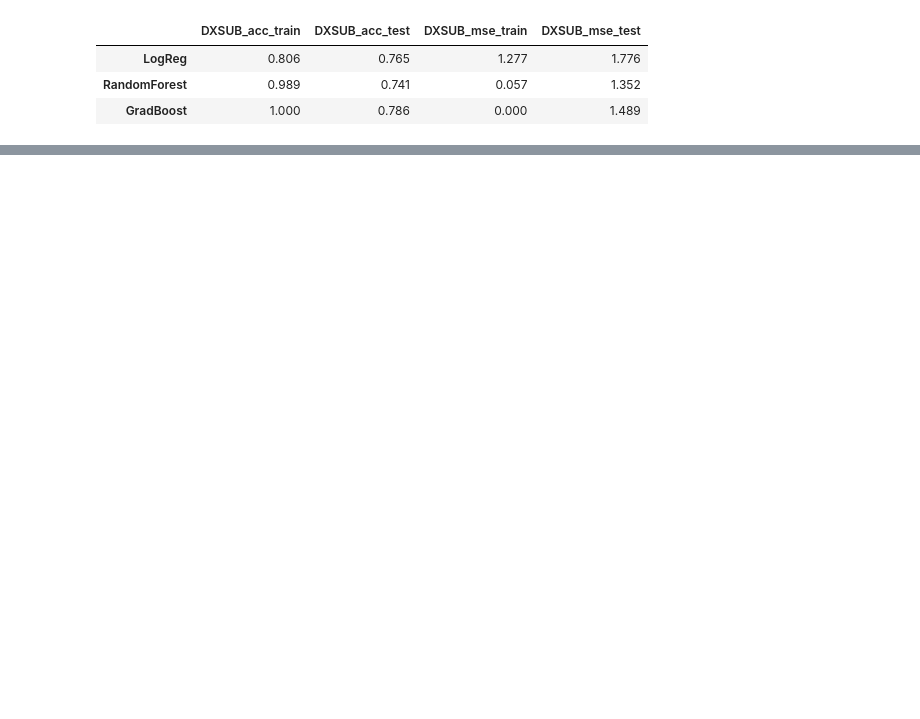
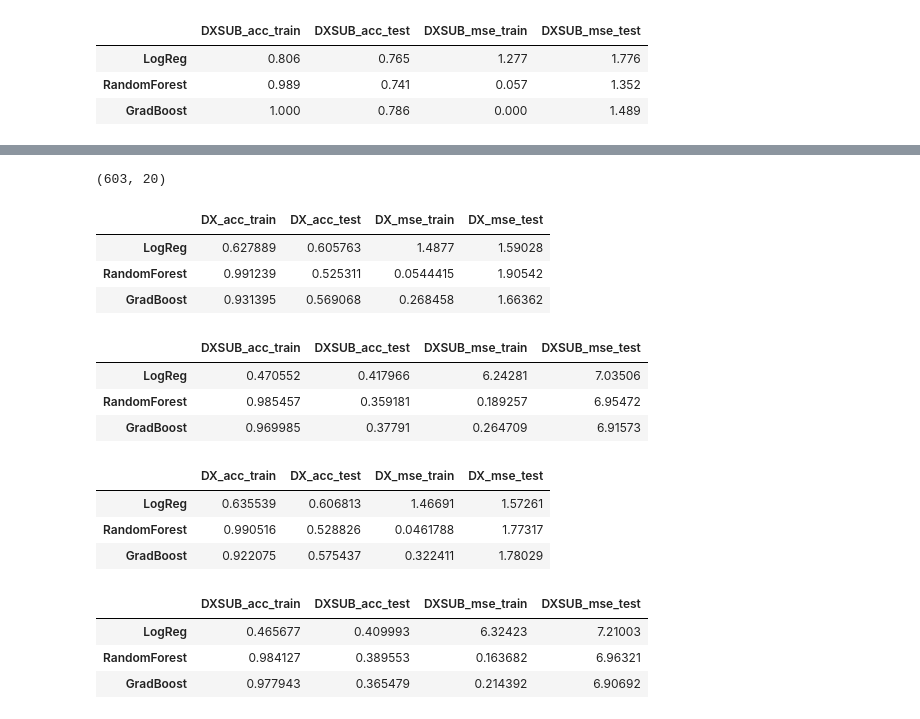
Before and after one commit to cjsmith015/Machine_Learning_and_ADHD, a Jupyter notebook: Exploratory Data Analysis.ipynb, the cells around one changed output, grey strips where cells are left out. Saved outputs shown, nothing was run; the diff lists cells and outputs as text; code cells hidden in the pictures; blank space fills up the shorter version.

Commit message:
Add TMCQ and neuro modeling

```diff
--- a/Exploratory Data Analysis.ipynb
+++ b/Exploratory Data Analysis.ipynb
@@ -581,0 +568,12 @@ test_metrics
+# %%
+X_TMCQ = train_data[['Y1_P_TMCQ_ACTIVCONT', 'Y1_P_TMCQ_ACTIVITY', 'Y1_P_TMCQ_AFFIL',
+       'Y1_P_TMCQ_ANGER', 'Y1_P_TMCQ_FEAR', 'Y1_P_TMCQ_HIP',
+       'Y1_P_TMCQ_IMPULS', 'Y1_P_TMCQ_INHIBIT', 'Y1_P_TMCQ_SAD',
+       'Y1_P_TMCQ_SHY', 'Y1_P_TMCQ_SOOTHE', 'Y1_P_TMCQ_ASSERT',
+       'Y1_P_TMCQ_ATTFOCUS', 'Y1_P_TMCQ_LIP', 'Y1_P_TMCQ_PERCEPT',
+       'Y1_P_TMCQ_DISCOMF', 'Y1_P_TMCQ_OPENNESS', 'Y1_P_TMCQ_SURGENCY',
+       'Y1_P_TMCQ_EFFCONT', 'Y1_P_TMCQ_NEGAFFECT']]
+# %%
+X_TMCQ.shape
+# %% [output]
+(603, 20)
@@ -581,0 +585,23 @@ test_metrics
+# %%
+y_all = train_data[['DX', 'DXSUB']]
+# %%
+# Must drop subjects where ALL data is missing, due to matrix factorixation imputation
+X_TMCQ_nonull = X_TMCQ.dropna(how='all')
+X_neuro_nonull = X_neuro.dropna(how='all')
+# %%
+%%capture
+TMCQ_dx, TMCQ_dxsub = run_classifiers(X_TMCQ_nonull, y_all)
+# %%
+TMCQ_dx
+# %% [output]
+|  | DX_acc_train | DX_acc_test | DX_mse_train | DX_mse_test |
+| LogReg | 0.627889 | 0.605763 | 1.4877 | 1.59028 |
+| RandomForest | 0.991239 | 0.525311 | 0.0544415 | 1.90542 |
+| GradBoost | 0.931395 | 0.569068 | 0.268458 | 1.66362 |
+# %%
+TMCQ_dxsub
+# %% [output]
+|  | DXSUB_acc_train | DXSUB_acc_test | DXSUB_mse_train | DXSUB_mse_test |
+| LogReg | 0.470552 | 0.417966 | 6.24281 | 7.03506 |
+| RandomForest | 0.985457 | 0.359181 | 0.189257 | 6.95472 |
+| GradBoost | 0.969985 | 0.37791 | 0.264709 | 6.91573 |
@@ -581,0 +611,14 @@ test_metrics
+# %%
+neuro_dx
+# %% [output]
+|  | DX_acc_train | DX_acc_test | DX_mse_train | DX_mse_test |
+| LogReg | 0.635539 | 0.606813 | 1.46691 | 1.57261 |
+| RandomForest | 0.990516 | 0.528826 | 0.0461788 | 1.77317 |
+| GradBoost | 0.922075 | 0.575437 | 0.322411 | 1.78029 |
+# %%
+neuro_dxsub
+# %% [output]
+|  | DXSUB_acc_train | DXSUB_acc_test | DXSUB_mse_train | DXSUB_mse_test |
+| LogReg | 0.465677 | 0.409993 | 6.32423 | 7.21003 |
+| RandomForest | 0.984127 | 0.389553 | 0.163682 | 6.96321 |
+| GradBoost | 0.977943 | 0.365479 | 0.214392 | 6.90692 |
```
Also changed, not shown: parts of 14 cells of this notebook, 1 other file.
